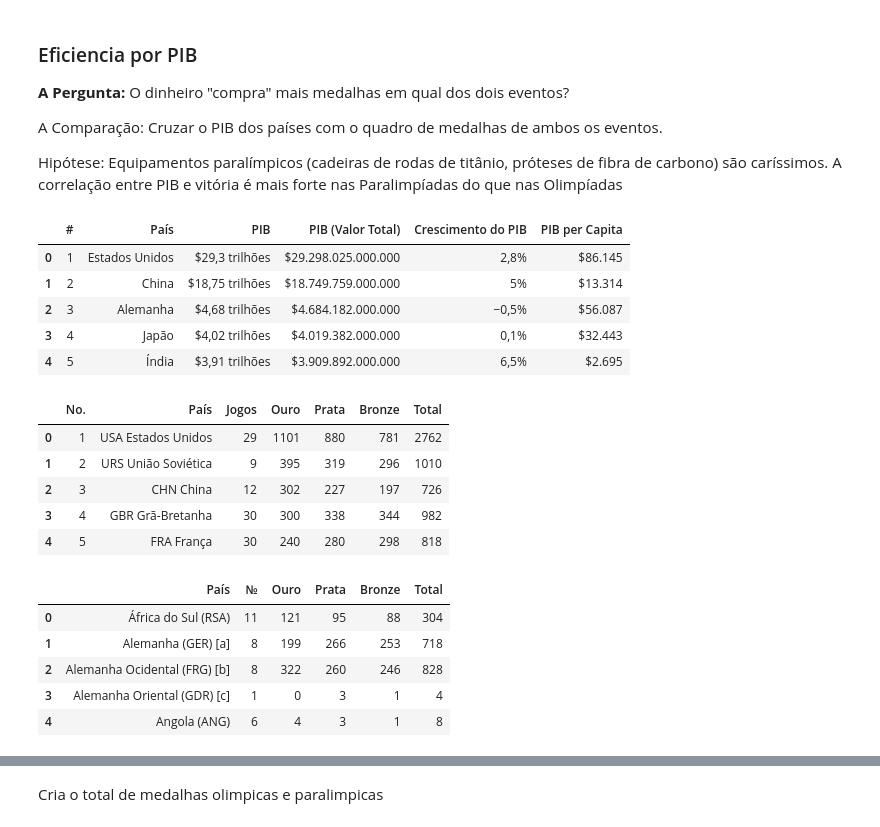
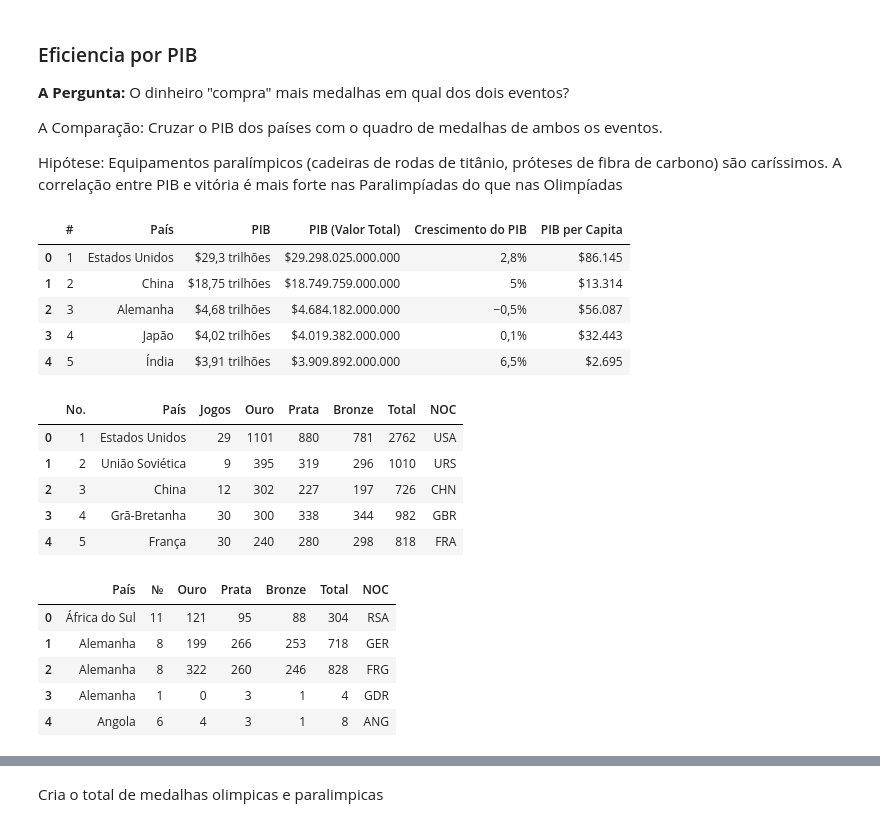
Before and after one commit to ClaraCaldas/Projeto-ICD, a Jupyter notebook: eficienciapib.ipynb, the cells around one changed output, grey strips where cells are left out. Cells and saved outputs as stored; diff of their text form; code cells hidden in the pictures.

```diff
--- a/eficienciapib.ipynb
+++ b/eficienciapib.ipynb
@@ -14,31 +15,31 @@ from sklearn.cluster import KMeans
 # %%
 df_pib = pd.read_csv('pib_mundial_2024_worldometers.csv', encoding='utf-8')
 display(df_pib.head())
 
-df_olimpiadas = pd.read_csv('medalhas_olimpiadas_wikipedia.csv', encoding='utf-8')
+df_olimpiadas = pd.read_csv('olimpiadas_medalhas_arrumado.csv', encoding='utf-8')
 display(df_olimpiadas.head())
 
-df_paraolimpiadas = pd.read_csv('medalhas_paralimpiadas_wikipedia.csv', encoding='utf-8')
+df_paraolimpiadas = pd.read_csv('paralimpiada_medalhas_arrumado.csv', encoding='utf-8')
 display(df_paraolimpiadas.head())
 # %% [output]
 |  | # | País | PIB | PIB (Valor Total) | Crescimento do PIB | PIB per Capita |
 | 0 | 1 | Estados Unidos | $29,3 trilhões | $29.298.025.000.000 | 2,8% | $86.145 |
 | 1 | 2 | China | $18,75 trilhões | $18.749.759.000.000 | 5% | $13.314 |
 | 2 | 3 | Alemanha | $4,68 trilhões | $4.684.182.000.000 | −0,5% | $56.087 |
 | 3 | 4 | Japão | $4,02 trilhões | $4.019.382.000.000 | 0,1% | $32.443 |
 | 4 | 5 | Índia | $3,91 trilhões | $3.909.892.000.000 | 6,5% | $2.695 |
-|  | No. | País | Jogos | Ouro | Prata | Bronze | Total |
-| 0 | 1 | USA Estados Unidos | 29 | 1101 | 880 | 781 | 2762 |
-| 1 | 2 | URS União Soviética | 9 | 395 | 319 | 296 | 1010 |
-| 2 | 3 | CHN China | 12 | 302 | 227 | 197 | 726 |
-| 3 | 4 | GBR Grã-Bretanha | 30 | 300 | 338 | 344 | 982 |
-| 4 | 5 | FRA França | 30 | 240 | 280 | 298 | 818 |
+|  | No. | País | Jogos | Ouro | Prata | Bronze | Total | NOC |
+| 0 | 1 | Estados Unidos | 29 | 1101 | 880 | 781 | 2762 | USA |
+| 1 | 2 | União Soviética | 9 | 395 | 319 | 296 | 1010 | URS |
+| 2 | 3 | China | 12 | 302 | 227 | 197 | 726 | CHN |
+| 3 | 4 | Grã-Bretanha | 30 | 300 | 338 | 344 | 982 | GBR |
+| 4 | 5 | França | 30 | 240 | 280 | 298 | 818 | FRA |
-|  | País | № | Ouro | Prata | Bronze | Total |
-| 0 | África do Sul (RSA) | 11 | 121 | 95 | 88 | 304 |
-| 1 | Alemanha (GER) [a] | 8 | 199 | 266 | 253 | 718 |
-| 2 | Alemanha Ocidental (FRG) [b] | 8 | 322 | 260 | 246 | 828 |
-| 3 | Alemanha Oriental (GDR) [c] | 1 | 0 | 3 | 1 | 4 |
-| 4 | Angola (ANG) | 6 | 4 | 3 | 1 | 8 |
+|  | País | № | Ouro | Prata | Bronze | Total | NOC |
+| 0 | África do Sul | 11 | 121 | 95 | 88 | 304 | RSA |
+| 1 | Alemanha | 8 | 199 | 266 | 253 | 718 | GER |
+| 2 | Alemanha | 8 | 322 | 260 | 246 | 828 | FRG |
+| 3 | Alemanha | 1 | 0 | 3 | 1 | 4 | GDR |
+| 4 | Angola | 6 | 4 | 3 | 1 | 8 | ANG |
 # %%
 df_pib.info()
 display(list(df_pib.columns))
```
Also changed, not shown: parts of 16 cells of this notebook, 11 other files.
